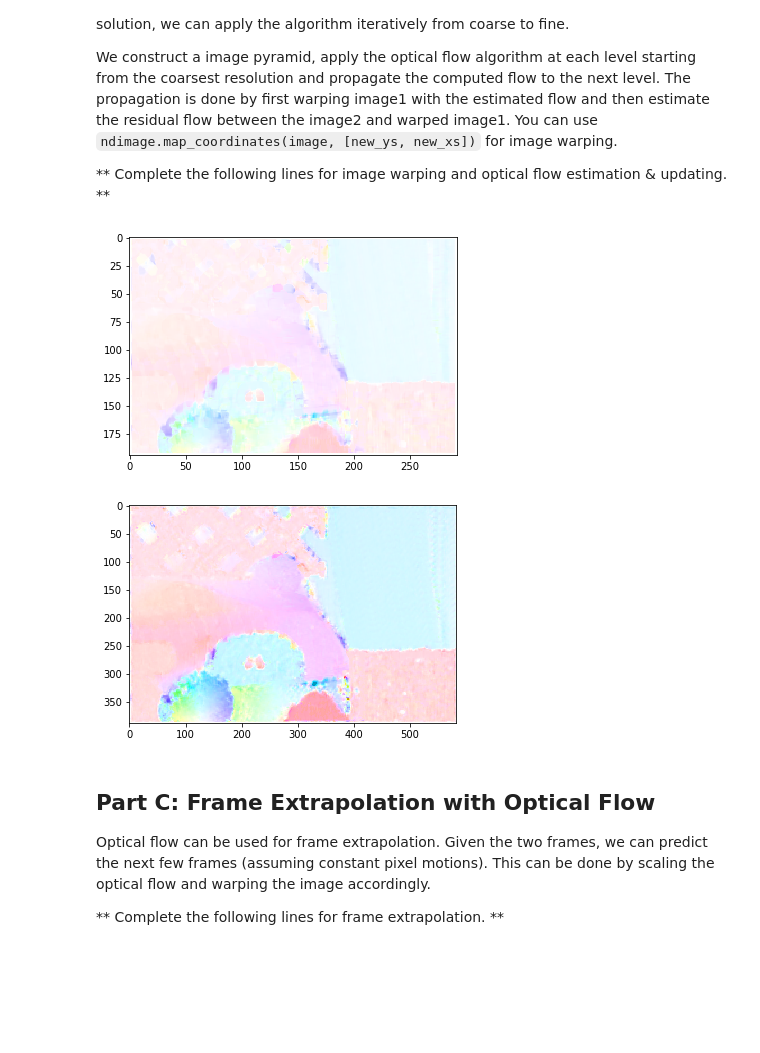
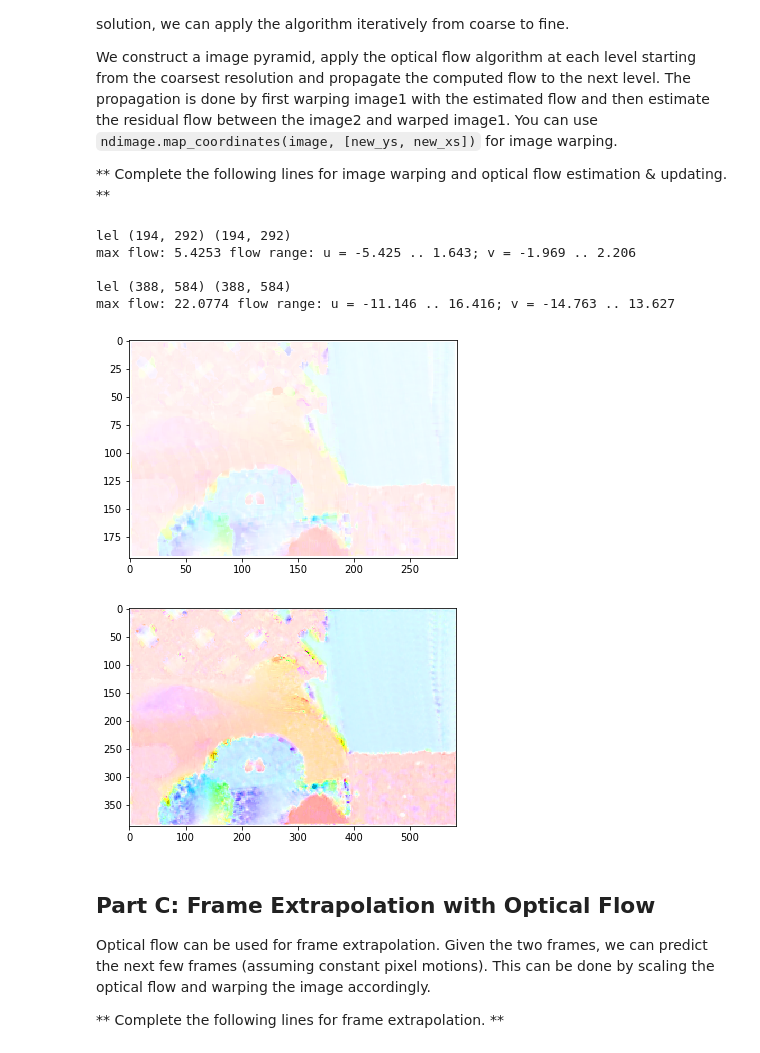
Before and after one commit to dvdblk/viscomp_tutorials, a Jupyter notebook: tutorials_cv/W5/W5_exercise.ipynb, the cells around one changed output. Cells and saved outputs as stored; diff of their text form; code cells hidden in the pictures; blank space fills up the shorter version.

```diff
--- a/tutorials_cv/W5/W5_exercise.ipynb
+++ b/tutorials_cv/W5/W5_exercise.ipynb
@@ -103,9 +101,9 @@ def lukas_kanade(I1, I2, window_size=5):
             pt = It[i - w:i + w + 1, j - w:j + w + 1].flatten()
 
             # Your codes here. Compute optical flow.
-            A = np.array([px, py])
+            A = np.array([px, py]).T
             b = -pt
-            nu = np.linalg.solve(A.T*A, A.T*b)
+            nu = np.linalg.solve(np.matmul(A.T, A), np.matmul(A.T, b[:, None]))
 
             u[i, j] = nu[0]
             v[i, j] = nu[1]
@@ -139,32 +141,41 @@ We construct a image pyramid, apply the optical flow algorithm at each level sta
 # %%
 num_layers = 1
 downscale = 2
 
 # Construct image pyramids
 pyramids1 = tf.pyramid_gaussian(image1, max_layer=num_layers, downscale=downscale, sigma=1)
 pyramids2 = tf.pyramid_gaussian(image2, max_layer=num_layers, downscale=downscale, sigma=1)
 
 u = np.zeros(image1.shape)
 v = np.zeros(image1.shape)
 for im1,im2 in zip(reversed(list(pyramids1)),reversed(list(pyramids2))):
 
     # Upsampling and upscaling current flow estimation.
     h,w = im1.shape
     u = h/u.shape[0] * tf.resize(u, (h,w), order=1)
     v = h/u.shape[0] * tf.resize(v, (h,w), order=1)
 
     # Your codes here. Warp image.
-    im1_warp =
+    yy, xx = np.mgrid[:h, :w]
+    print("lel", yy.shape, v.shape)
+    im1_warp = ndimage.map_coordinates(im1, [yy + v, xx + u])
 
     # Your codes here. Update optical flow.
-    u,v =
+    du, dv = lukas_kanade(im1_warp, im2)
+    u += du
+    v += dv
 
     flow_image = flow_vis.flow_to_color(np.stack([u,v],axis=-1))
     figure()
     imshow(flow_image,cmap='gray')
 # %% [output]
+lel (194, 292) (194, 292)
+max flow: 5.4253 flow range: u = -5.425 .. 1.643; v = -1.969 .. 2.206
+
+lel (388, 584) (388, 584)
+max flow: 22.0774 flow range: u = -11.146 .. 16.416; v = -14.763 .. 13.627
-[figure, old version]
+[figure, new version]
-[figure, old version]
+[figure, new version]
 # %% [markdown]
 ## Part C: Frame Extrapolation with Optical Flow
 
```
Also changed, not shown: parts of 3 cells of this notebook, 1 other file.
